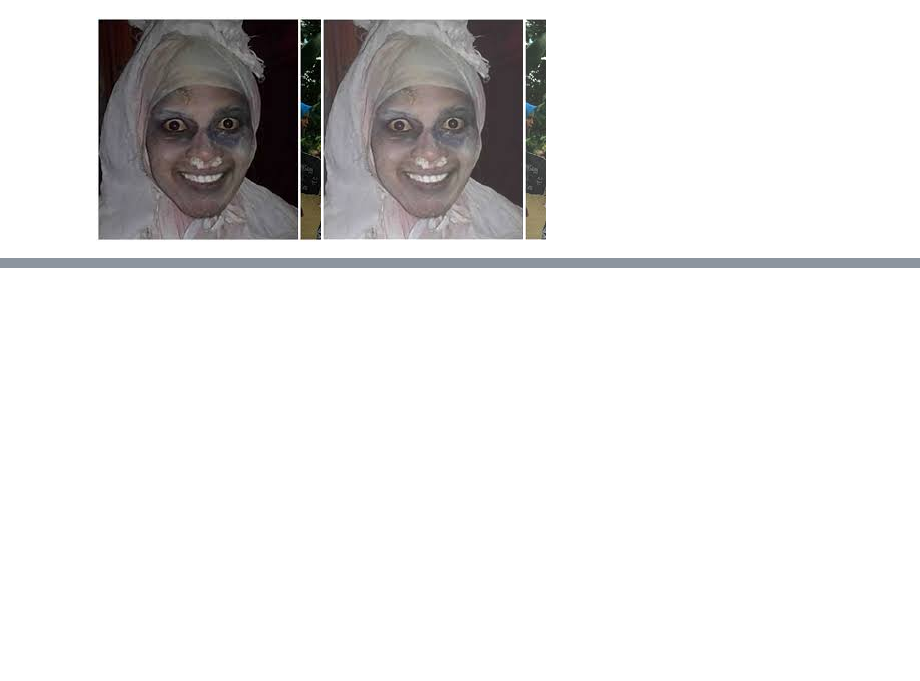
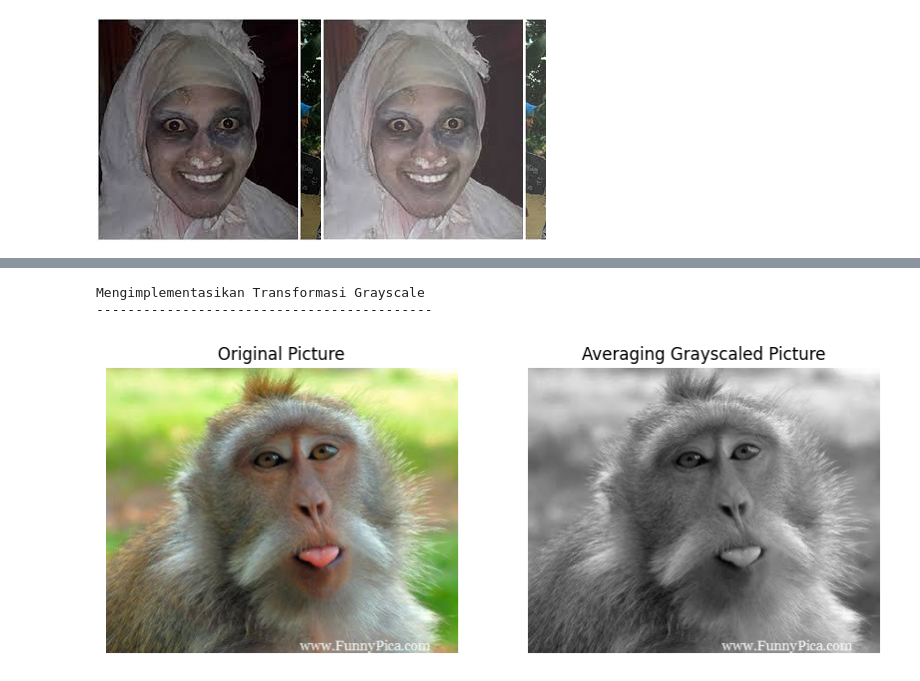
Before and after one commit to bayugilangpamungkas/PCVK_Ganjil_2021, a Jupyter notebook: week3.ipynb, the cells around one changed output, grey strips where cells are left out. Cells and saved outputs as stored; diff of their text form; code cells hidden in the pictures; blank space fills up the shorter version.

```diff
--- a/week3.ipynb
+++ b/week3.ipynb
@@ -96,0 +174,42 @@ cv2_imshow(woman_result)
+# %%
+import cv2
+import numpy as np
+import matplotlib.pyplot as plt
+
+print("Mengimplementasikan Transformasi Grayscale")
+print("-------------------------------------------")
+
+# Baca gambar
+image_path = cv2.imread("/content/drive/MyDrive/PCVK_4K/monyet.jpg")
+
+# Cek apakah gambar berhasil di-load
+if image_path is None:
+    print("Gambar tidak ditemukan. Periksa kembali path gambar.")
+else:
+    # Inisialisasi array untuk menyimpan gambar grayscale
+    grayscale_image = np.zeros((image_path.shape[0], image_path.shape[1]), dtype=np.uint8)
+
+    # Lakukan transformasi grayscale menggunakan rata-rata (mean)
+    for y in range(image_path.shape[0]):
+        for x in range(image_path.shape[1]):
+            grayscale_image[y, x] = np.mean(image_path[y, x])
+
+    # Tampilkan gambar asli dan hasil grayscale menggunakan matplotlib
+    fig, axes = plt.subplots(1, 2, figsize=(10, 5))
+
+    # Tampilkan gambar asli
+    axes[0].imshow(cv2.cvtColor(image_path, cv2.COLOR_BGR2RGB))
+    axes[0].set_title('Original Picture')
+    axes[0].axis('off')  # Matikan axis untuk gambar asli
+
+    # Tampilkan gambar hasil transformasi grayscale
+    axes[1].imshow(grayscale_image, cmap='gray')
+    axes[1].set_title('Averaging Grayscaled Picture')
+    axes[1].axis('off')  # Matikan axis untuk gambar grayscale
+
+    # Tampilkan plot
+    plt.show()
+# %% [output]
+Mengimplementasikan Transformasi Grayscale
+-------------------------------------------
+[figure, added]
```
Also changed, not shown: parts of 7 cells of this notebook.
